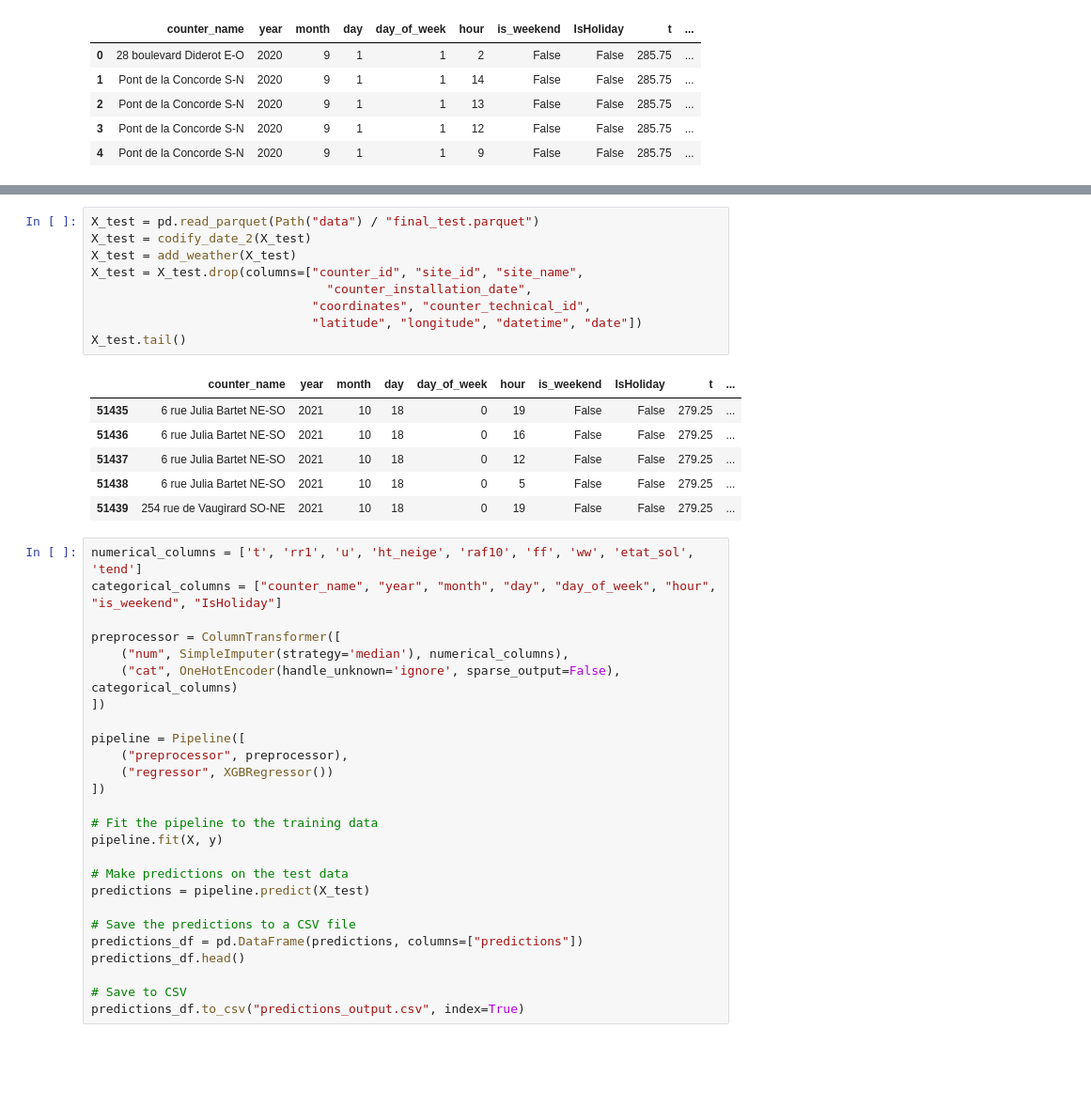
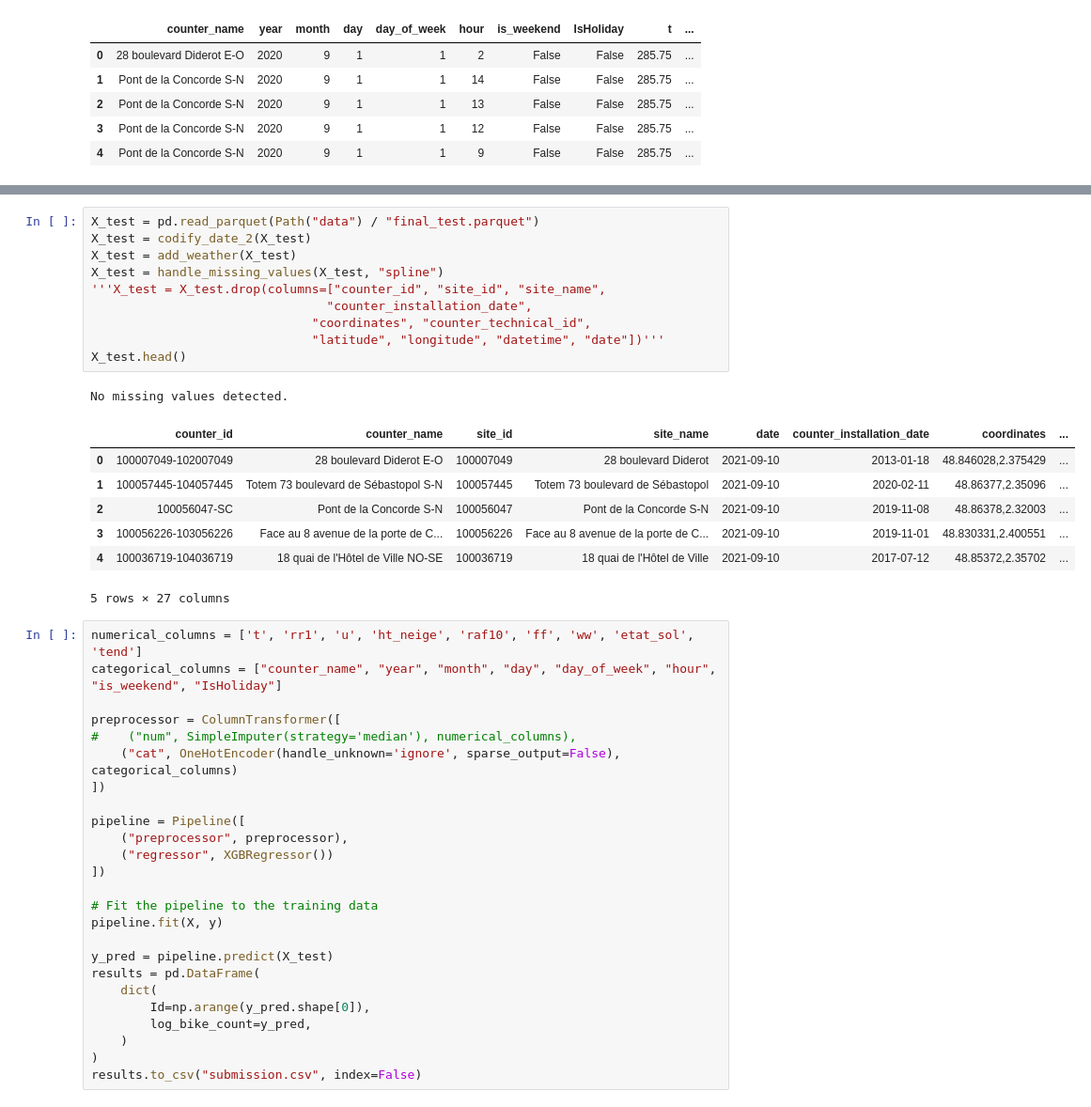
Before and after one commit to maximotk/bike_counters, a Jupyter notebook: Model_Testing.ipynb, the cells around one changed output, grey strips where cells are left out. Shown at 94% size. Drawn from its saved outputs; the diff is of its cells as text; blank space fills up the shorter version.

```diff
--- a/Model_Testing.ipynb
+++ b/Model_Testing.ipynb
@@ -403,25 +502,28 @@ X.head()
 # %%
 X_test = pd.read_parquet(Path("data") / "final_test.parquet")
 X_test = codify_date_2(X_test)
 X_test = add_weather(X_test)
-X_test = X_test.drop(columns=["counter_id", "site_id", "site_name",
+X_test = handle_missing_values(X_test, "spline")
+'''X_test = X_test.drop(columns=["counter_id", "site_id", "site_name",
                                 "counter_installation_date",
                               "coordinates", "counter_technical_id",
-                              "latitude", "longitude", "datetime", "date"])
-X_test.tail()
+                              "latitude", "longitude", "datetime", "date"])'''
+X_test.head()
 # %% [output]
+No missing values detected.
-|  | counter_name | year | month | day | day_of_week | hour | is_weekend | IsHoliday | t | ... |
-| 51435 | 6 rue Julia Bartet NE-SO | 2021 | 10 | 18 | 0 | 19 | False | False | 279.25 | ... |
-| 51436 | 6 rue Julia Bartet NE-SO | 2021 | 10 | 18 | 0 | 16 | False | False | 279.25 | ... |
-| 51437 | 6 rue Julia Bartet NE-SO | 2021 | 10 | 18 | 0 | 12 | False | False | 279.25 | ... |
-| 51438 | 6 rue Julia Bartet NE-SO | 2021 | 10 | 18 | 0 | 5 | False | False | 279.25 | ... |
-| 51439 | 254 rue de Vaugirard SO-NE | 2021 | 10 | 18 | 0 | 19 | False | False | 279.25 | ... |
+|  | counter_id | counter_name | site_id | site_name | date | counter_installation_date | coordinates | ... |
+| 0 | 100007049-102007049 | 28 boulevard Diderot E-O | 100007049 | 28 boulevard Diderot | 2021-09-10 | 2013-01-18 | 48.846028,2.375429 | ... |
+| 1 | 100057445-104057445 | Totem 73 boulevard de Sébastopol S-N | 100057445 | Totem 73 boulevard de Sébastopol | 2021-09-10 | 2020-02-11 | 48.86377,2.35096 | ... |
+| 2 | 100056047-SC | Pont de la Concorde S-N | 100056047 | Pont de la Concorde S-N | 2021-09-10 | 2019-11-08 | 48.86378,2.32003 | ... |
+| 3 | 100056226-103056226 | Face au 8 avenue de la porte de C... | 100056226 | Face au 8 avenue de la porte de C... | 2021-09-10 | 2019-11-01 | 48.830331,2.400551 | ... |
+| 4 | 100036719-104036719 | 18 quai de l'Hôtel de Ville NO-SE | 100036719 | 18 quai de l'Hôtel de Ville | 2021-09-10 | 2017-07-12 | 48.85372,2.35702 | ... |
+5 rows × 27 columns
 # %%
 numerical_columns = ['t', 'rr1', 'u', 'ht_neige', 'raf10', 'ff', 'ww', 'etat_sol', 'tend']
 categorical_columns = ["counter_name", "year", "month", "day", "day_of_week", "hour", "is_weekend", "IsHoliday"]
 
 preprocessor = ColumnTransformer([
-    ("num", SimpleImputer(strategy='median'), numerical_columns),
+#    ("num", SimpleImputer(strategy='median'), numerical_columns),
     ("cat", OneHotEncoder(handle_unknown='ignore', sparse_output=False), categorical_columns)
 ])
 
@@ -433,12 +535,11 @@ pipeline = Pipeline([
 # Fit the pipeline to the training data
 pipeline.fit(X, y)
 
-# Make predictions on the test data
-predictions = pipeline.predict(X_test)
-
-# Save the predictions to a CSV file
-predictions_df = pd.DataFrame(predictions, columns=["predictions"])
-predictions_df.head()
-
-# Save to CSV
-predictions_df.to_csv("predictions_output.csv", index=True)
+y_pred = pipeline.predict(X_test)
+results = pd.DataFrame(
+    dict(
+        Id=np.arange(y_pred.shape[0]),
+        log_bike_count=y_pred,
+    )
+)
+results.to_csv("submission.csv", index=False)
```
Also changed, not shown: parts of 9 cells of this notebook, 1 other file.
